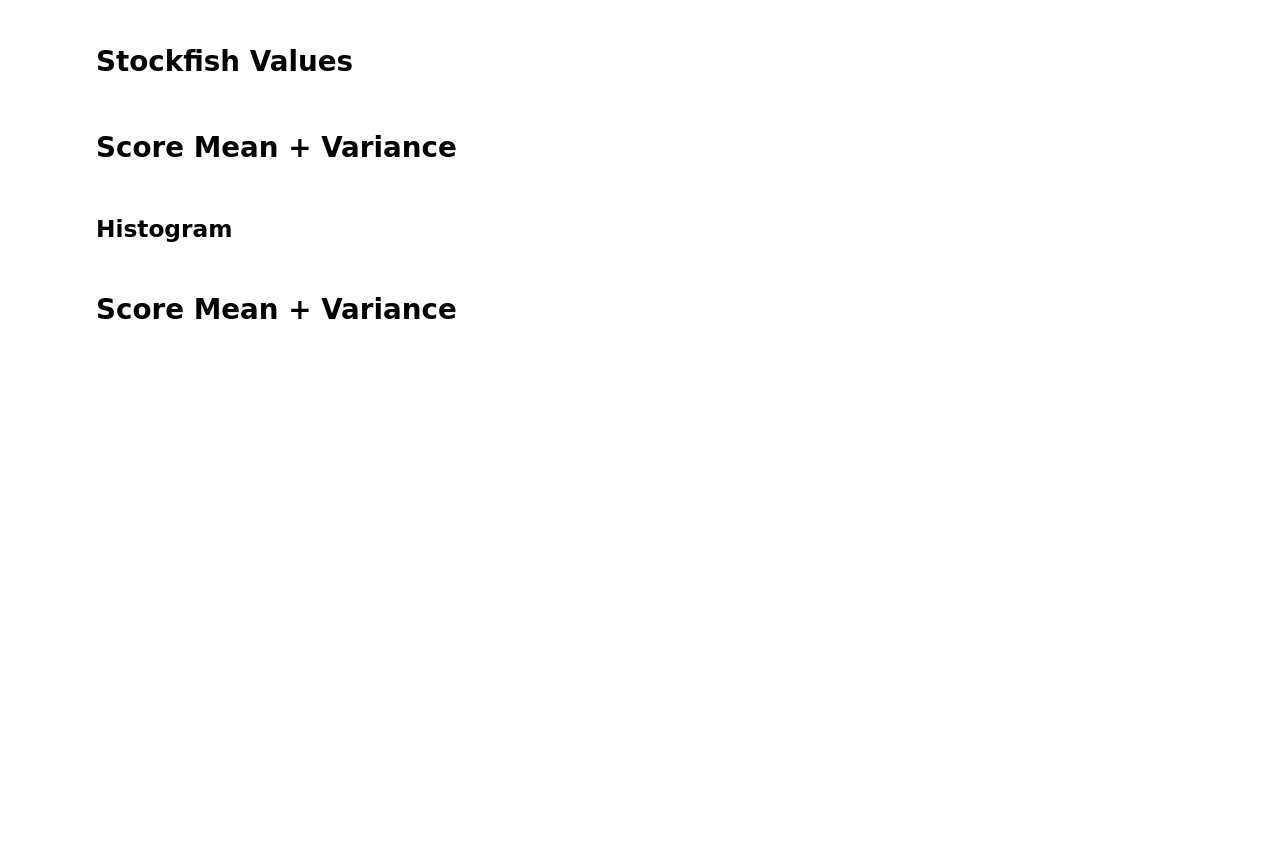
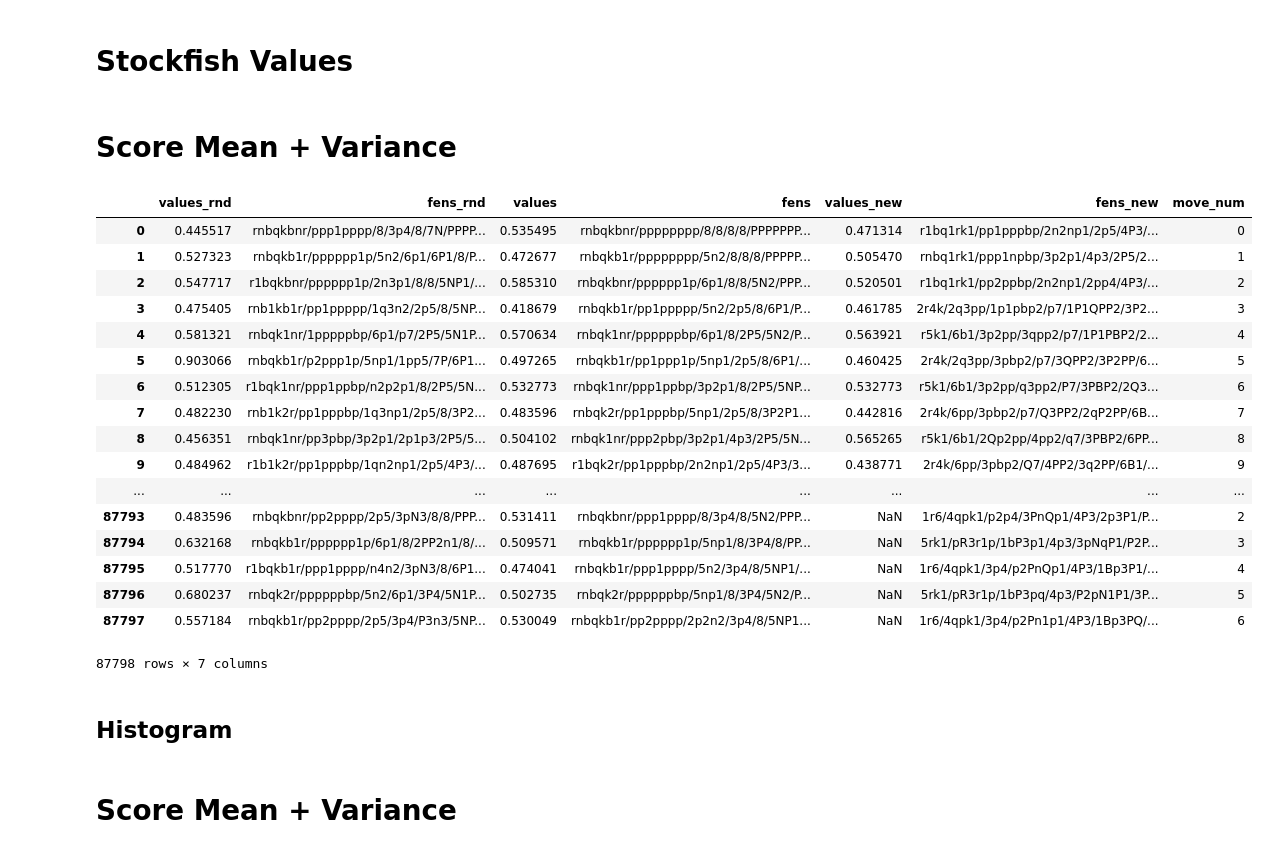
Before and after one commit to StephAO/guerilla, a Jupyter notebook: scripts/data_analysis.ipynb, the cells around one changed output. Drawn from its saved outputs; the diff is of its cells as text; code cells hidden in the pictures; blank space fills up the shorter version.

```diff
--- a/scripts/data_analysis.ipynb
+++ b/scripts/data_analysis.ipynb
@@ -24,6 +24,12 @@ sf['values'] = pd.read_csv(filepath, header=None)
 
 filepath = resource_filename('guerilla', relative_filepath + 'fens_old.nsv')
 sf['fens'] = pd.read_csv(filepath, header=None)
+
+filepath = resource_filename('guerilla', relative_filepath + 'sf_values_new.nsv')
+sf['values_new'] = pd.read_csv(filepath, header=None)
+
+filepath = resource_filename('guerilla', relative_filepath + 'fens_new.nsv')
+sf['fens_new'] = pd.read_csv(filepath, header=None)
 # %% [markdown]
 # Score Mean + Variance
 # %%
@@ -36,8 +42,27 @@ for row in range(len(sf)):
         continue
     else:
         sf.ix[row, 'move_num'] = sf.ix[row - 1, 'move_num'] + 1
-# %%
-sf.rename(columns={'move_count':'move_num'}, inplace=True)
+# %%
+sf
+# %% [output]
+|  | values_rnd | fens_rnd | values | fens | values_new | fens_new | move_num |
+| 0 | 0.445517 | rnbqkbnr/ppp1pppp/8/3p4/8/7N/PPPP... | 0.535495 | rnbqkbnr/pppppppp/8/8/8/8/PPPPPPP... | 0.471314 | r1bq1rk1/pp1pppbp/2n2np1/2p5/4P3/... | 0 |
+| 1 | 0.527323 | rnbqkb1r/pppppp1p/5n2/6p1/6P1/8/P... | 0.472677 | rnbqkb1r/pppppppp/5n2/8/8/8/PPPPP... | 0.505470 | rnbq1rk1/ppp1npbp/3p2p1/4p3/2P5/2... | 1 |
+| 2 | 0.547717 | r1bqkbnr/pppppp1p/2n3p1/8/8/5NP1/... | 0.585310 | rnbqkbnr/pppppp1p/6p1/8/8/5N2/PPP... | 0.520501 | r1bq1rk1/pp2ppbp/2n2np1/2pp4/4P3/... | 2 |
+| 3 | 0.475405 | rnb1kb1r/pp1ppppp/1q3n2/2p5/8/5NP... | 0.418679 | rnbqkb1r/pp1ppppp/5n2/2p5/8/6P1/P... | 0.461785 | 2r4k/2q3pp/1p1pbp2/p7/1P1QPP2/3P2... | 3 |
+| 4 | 0.581321 | rnbqk1nr/1pppppbp/6p1/p7/2P5/5N1P... | 0.570634 | rnbqk1nr/ppppppbp/6p1/8/2P5/5N2/P... | 0.563921 | r5k1/6b1/3p2pp/3qpp2/p7/1P1PBP2/2... | 4 |
+| 5 | 0.903066 | rnbqkb1r/p2ppp1p/5np1/1pp5/7P/6P1... | 0.497265 | rnbqkb1r/pp1ppp1p/5np1/2p5/8/6P1/... | 0.460425 | 2r4k/2q3pp/3pbp2/p7/3QPP2/3P2PP/6... | 5 |
+| 6 | 0.512305 | r1bqk1nr/ppp1ppbp/n2p2p1/8/2P5/5N... | 0.532773 | rnbqk1nr/ppp1ppbp/3p2p1/8/2P5/5NP... | 0.532773 | r5k1/6b1/3p2pp/q3pp2/P7/3PBP2/2Q3... | 6 |
+| 7 | 0.482230 | rnb1k2r/pp1pppbp/1q3np1/2p5/8/3P2... | 0.483596 | rnbqk2r/pp1pppbp/5np1/2p5/8/3P2P1... | 0.442816 | 2r4k/6pp/3pbp2/p7/Q3PP2/2qP2PP/6B... | 7 |
+| 8 | 0.456351 | rnbqk1nr/pp3pbp/3p2p1/2p1p3/2P5/5... | 0.504102 | rnbqk1nr/ppp2pbp/3p2p1/4p3/2P5/5N... | 0.565265 | r5k1/6b1/2Qp2pp/4pp2/q7/3PBP2/6PP... | 8 |
+| 9 | 0.484962 | r1b1k2r/pp1pppbp/1qn2np1/2p5/4P3/... | 0.487695 | r1bqk2r/pp1pppbp/2n2np1/2p5/4P3/3... | 0.438771 | 2r4k/6pp/3pbp2/Q7/4PP2/3q2PP/6B1/... | 9 |
+| ... | ... | ... | ... | ... | ... | ... | ... |
+| 87793 | 0.483596 | rnbqkbnr/pp2pppp/2p5/3pN3/8/8/PPP... | 0.531411 | rnbqkbnr/ppp1pppp/8/3p4/8/5N2/PPP... | NaN | 1r6/4qpk1/p2p4/3PnQp1/4P3/2p3P1/P... | 2 |
+| 87794 | 0.632168 | rnbqkb1r/pppppp1p/6p1/8/2PP2n1/8/... | 0.509571 | rnbqkb1r/pppppp1p/5np1/8/3P4/8/PP... | NaN | 5rk1/pR3r1p/1bP3p1/4p3/3pNqP1/P2P... | 3 |
+| 87795 | 0.517770 | r1bqkb1r/ppp1pppp/n4n2/3pN3/8/6P1... | 0.474041 | rnbqkb1r/ppp1pppp/5n2/3p4/8/5NP1/... | NaN | 1r6/4qpk1/3p4/p2PnQp1/4P3/1Bp3P1/... | 4 |
+| 87796 | 0.680237 | rnbqk2r/ppppppbp/5n2/6p1/3P4/5N1P... | 0.502735 | rnbqk2r/ppppppbp/5np1/8/3P4/5N2/P... | NaN | 5rk1/pR3r1p/1bP3pq/4p3/P2pN1P1/3P... | 5 |
+| 87797 | 0.557184 | rnbqkb1r/pp2pppp/2p5/3p4/P3n3/5NP... | 0.530049 | rnbqkb1r/pp2pppp/2p2n2/3p4/8/5NP1... | NaN | 1r6/4qpk1/3p4/p2Pn1p1/4P3/1Bp3PQ/... | 6 |
+87798 rows × 7 columns
 # %% [markdown]
 ## Histogram
 # %%
```
Also changed, not shown: parts of 13 cells of this notebook, 2 other files.
